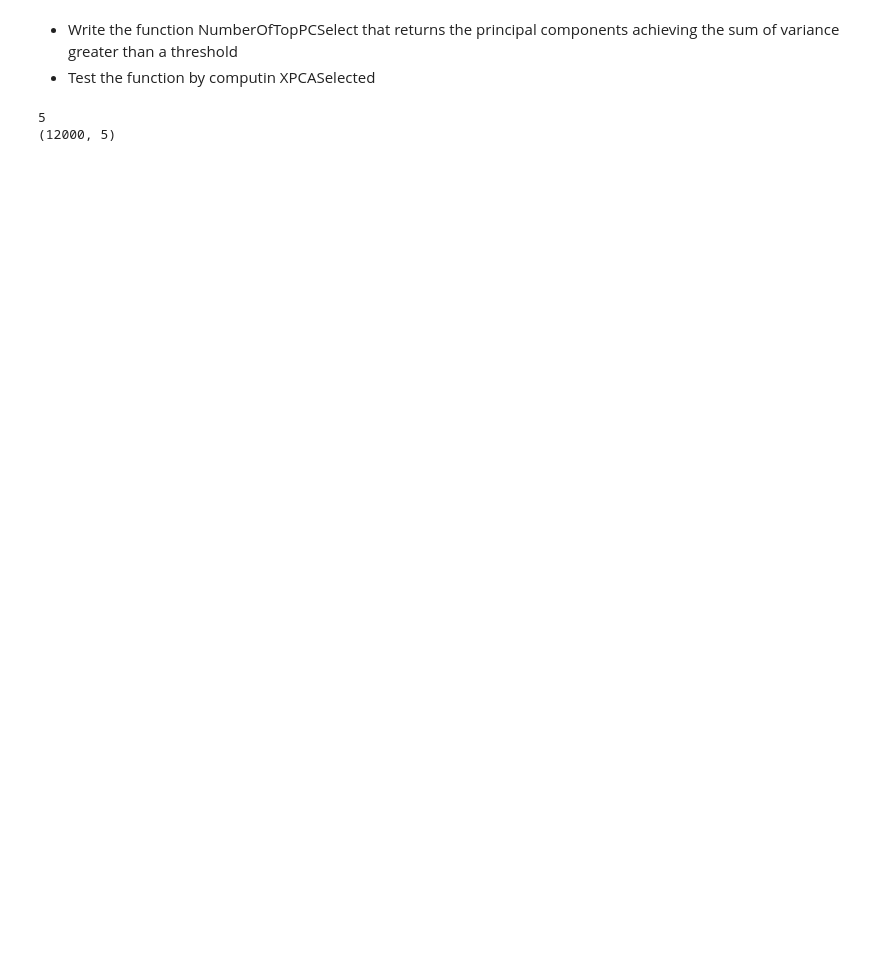
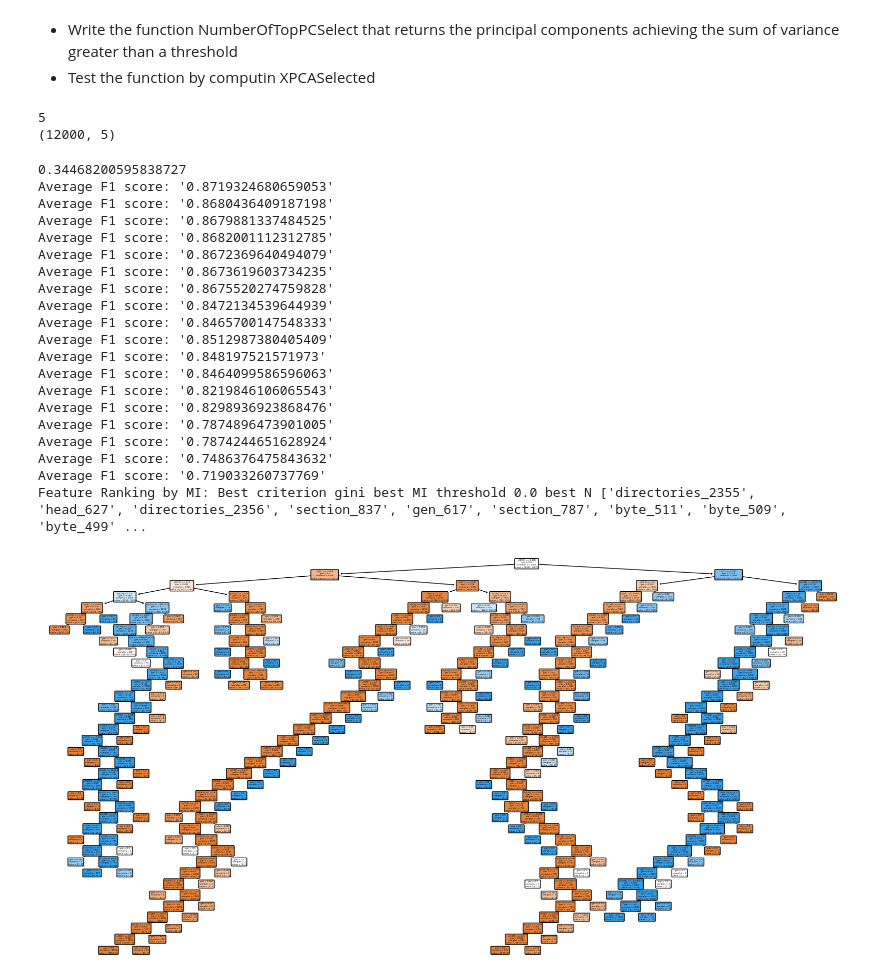
Before and after one commit to espositic/Data-Analysis-for-Cybersecurity-2023-2024, a Jupyter notebook: ads.ipynb, the cells around one changed output. Saved outputs shown, nothing was run; the diff lists cells and outputs as text; code cells hidden in the pictures; blank space fills up the shorter version.

Commit message:
added decisiont tree functions

```diff
--- a/ads.ipynb
+++ b/ads.ipynb
@@ -163,0 +187,13 @@ print(XPCASelected.shape)
+# %%
+from sklearn.tree import DecisionTreeClassifier
+import numpy as np
+
+def decisionTreeLearner(X, y, criterion='gini'):
+    clf = DecisionTreeClassifier(criterion=criterion, min_samples_split=500)
+    T = clf.fit(X, y)
+    return T
+
+def showTree(T):
+    plt.figure(figsize=(20, 10))  # Set the figure size
+    plot_tree(T, filled=True, rounded=True, feature_names=None, class_names=None)  # Plot the tree
+    plt.show()  # Show the plot
@@ -163,0 +247,36 @@ print(XPCASelected.shape)
+# %%
+minThreshold=0
+max=0.0
+for key in rank:
+    if (key[1] >= max):
+        max=key[1]
+print(max)
+stepThreshold=0.02
+maxThreshold=max+stepThreshold
+bestCriterion, bestTH, bestN, bestEval = determineDecisionTreekFoldConfiguration(ListXTrain, ListYTrain, ListXTest, ListYTest, rank, minThreshold, maxThreshold, stepThreshold)
+print('Feature Ranking by MI:','Best criterion',bestCriterion, 'best MI threshold', bestTH, 'best N', bestN, 'Best CV F',bestEval)
+toplist = topFeatureSelect(rank, bestTH)
+DT=decisionTreeLearner(X.loc[:, toplist],Y,bestCriterion)
+showTree(DT)
+# %% [output]
+0.34468200595838727
+Average F1 score: '0.8719324680659053'
+Average F1 score: '0.8680436409187198'
+Average F1 score: '0.8679881337484525'
+Average F1 score: '0.8682001112312785'
+Average F1 score: '0.8672369640494079'
+Average F1 score: '0.8673619603734235'
+Average F1 score: '0.8675520274759828'
+Average F1 score: '0.8472134539644939'
+Average F1 score: '0.8465700147548333'
+Average F1 score: '0.8512987380405409'
+Average F1 score: '0.848197521571973'
+Average F1 score: '0.8464099586596063'
+Average F1 score: '0.8219846106065543'
+Average F1 score: '0.8298936923868476'
+Average F1 score: '0.7874896473901005'
+Average F1 score: '0.7874244651628924'
+Average F1 score: '0.7486376475843632'
+Average F1 score: '0.719033260737769'
+Feature Ranking by MI: Best criterion gini best MI threshold 0.0 best N ['directories_2355', 'head_627', 'directories_2356', 'section_837', 'gen_617', 'section_787', 'byte_511', 'byte_509', 'byte_499' ...
+[figure, added]
```
Also changed, not shown: parts of 8 cells of this notebook.
